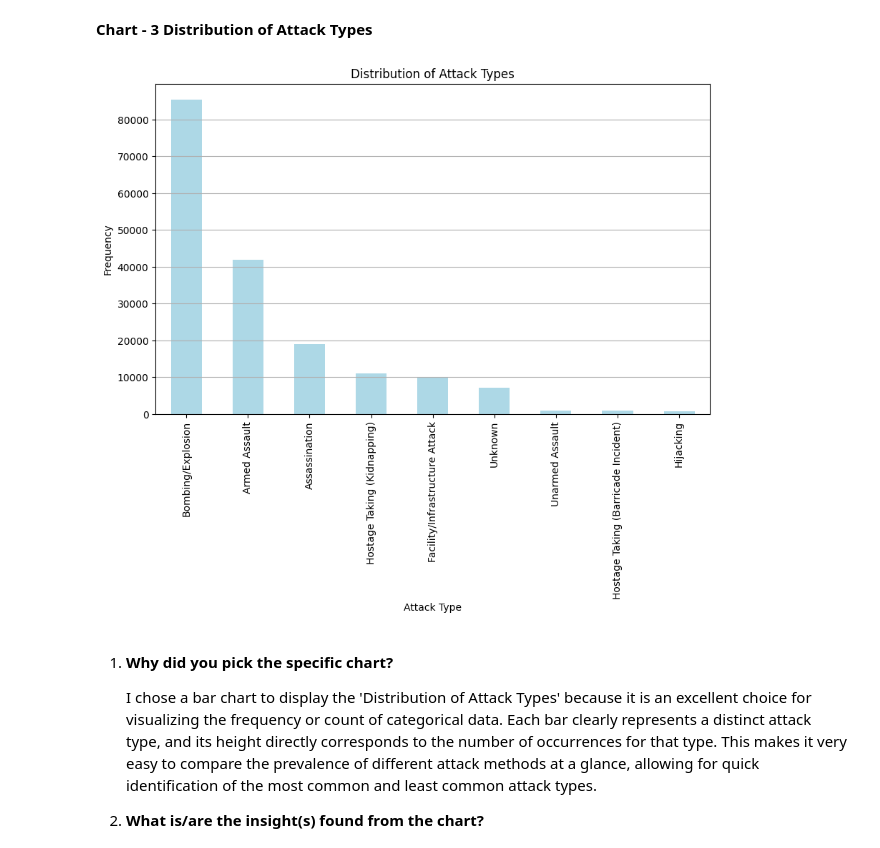
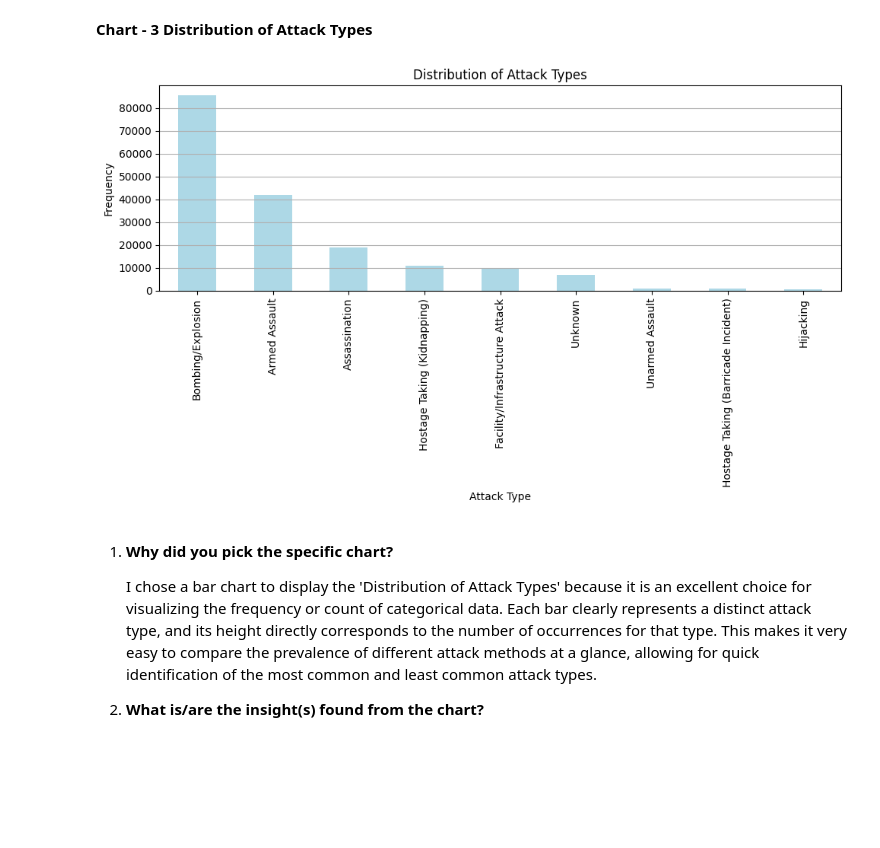
Before and after one commit to Adiba101/DS-ASSIGNMENT3-TERRORISM-, a Jupyter notebook: DS_Assignment3.ipynb, the cells around one changed output. Cells and saved outputs as stored; diff of their text form; code cells hidden in the pictures; blank space fills up the shorter version.

```diff
--- a/DS_Assignment3.ipynb
+++ b/DS_Assignment3.ipynb
@@ -830,15 +834,16 @@ plt.show()
 # %%
 attack_type_counts = df['attacktype1_txt'].value_counts()
 plt.figure(figsize=(10, 6))
 attack_type_counts.plot(kind='bar', color='lightblue')
 plt.title('Distribution of Attack Types')
 plt.xlabel('Attack Type')
 plt.ylabel('Frequency')
 plt.xticks(rotation=90)
+plt.tight_layout()
 plt.grid(axis='y')
 plt.show()
 # %% [output]
-[figure, old version]
+[figure, new version]
 # %% [markdown]
 
 1. **Why did you pick the specific chart?**
```
Also changed, not shown: parts of 55 cells of this notebook.
